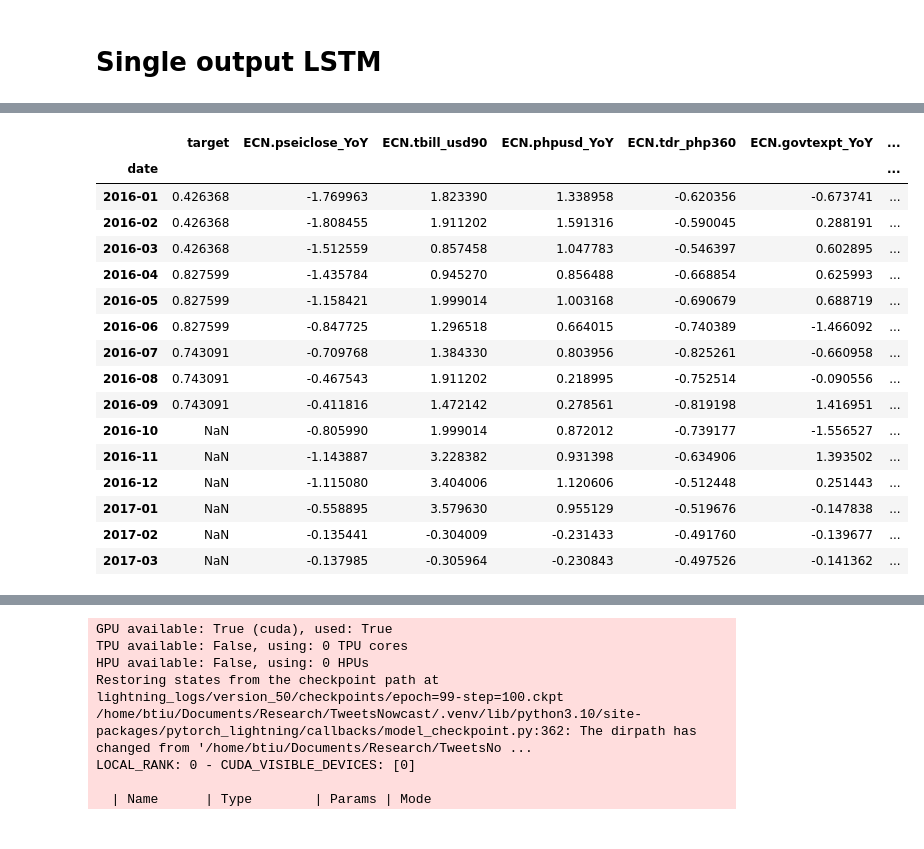
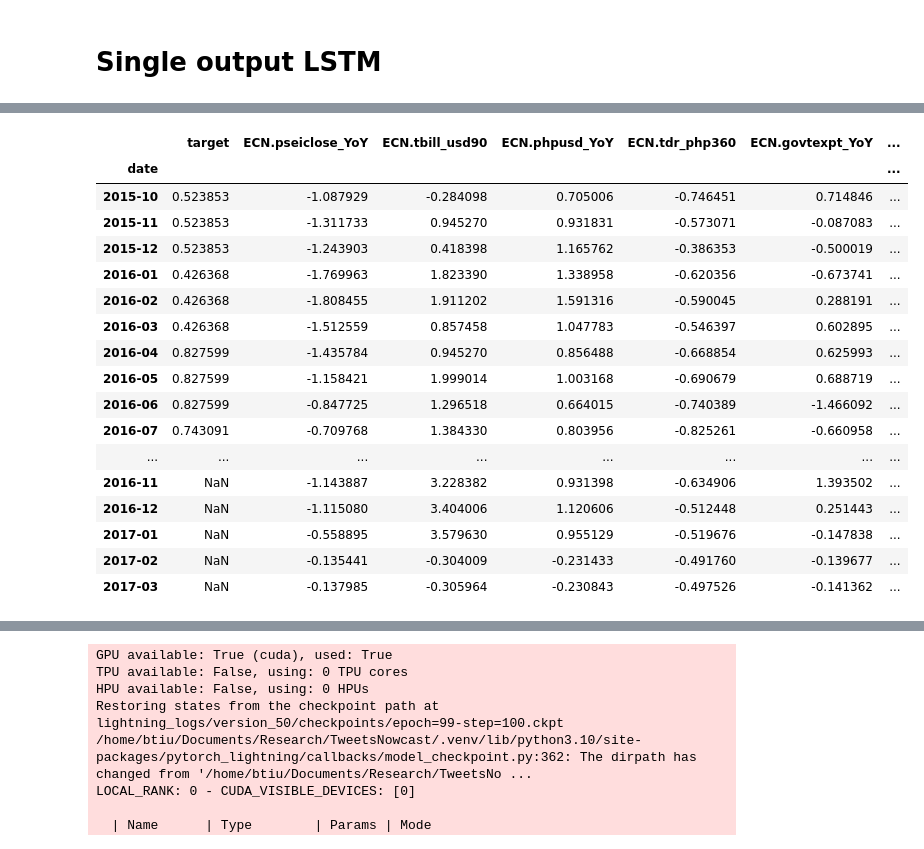
Before and after one commit to tiubenedict/TweetsNowcast, a Jupyter notebook: mixfreqlstm/MixedFreqLSTM.ipynb, the cells around one changed output, grey strips where cells are left out. Cells and saved outputs as stored; diff of their text form; code cells hidden in the pictures.

```diff
--- a/mixfreqlstm/MixedFreqLSTM.ipynb
+++ b/mixfreqlstm/MixedFreqLSTM.ipynb
@@ -296,39 +337,25 @@ seed_everything(42, workers=True)
 
 # Prepare the dataset and dataloader
 train_dataset = TensorDataset(trainX_in, trainY_in, trainY_out)
-train_loader = DataLoader(train_dataset, batch_size=2000, shuffle=True, num_workers=8)
+train_loader = DataLoader(train_dataset, batch_size=200, shuffle=True, num_workers=2)
 
 # Initialize the model
 dim_x = trainX_in.shape[-1] # 9
 dim_y = trainY_in.shape[-1] # 1
 Lx = trainX_in.shape[1] # 15
 Ty = trainY_in.shape[1] # 4
-n_a = 128
-n_s = 256
-n_align = 16
-fc_y = 128
-dropout_rate = 0.4
+n_a = 4
+n_s = 8
+n_align = 4
+fc_y = 4
+dropout_rate = 0
 freq_ratio = 3
 bidirectional_encoder = False
-
-model = STMFSeq2One(
-    dim_x=dim_x,
-    dim_y=dim_y,
-    Lx=Lx,
-    Ty=Ty,
-    n_a=n_a,
-    n_s=n_s,
-    n_align=n_align,
-    fc_y=fc_y,
-    dropout_rate=dropout_rate,
-    freq_ratio=freq_ratio,
-    bidirectional_encoder=bidirectional_encoder,
-)
-
+model = STMFSeq2One(dim_x=dim_x,dim_y=dim_y,Lx=Lx,Ty=Ty,n_a=n_a,n_s=n_s,n_align=n_align,fc_y=fc_y,dropout_rate=dropout_rate,freq_ratio=freq_ratio,bidirectional_encoder=bidirectional_encoder)
 # Initialize the Lightning module
 lightning_model = MTMFSeq2SeqLightning(model)#.to(device)
 lr_monitor = LearningRateMonitor(logging_interval='step')
-
+# logger = TensorBoardLogger("lightning_logs")
 # Find learning rate and train model with new learning rate
 trainer = pl.Trainer(max_epochs=150, accelerator='auto',log_every_n_steps=1, callbacks=[lr_monitor], deterministic=True)
 tuner = Tuner(trainer)
@@ -357,3 +385,4 @@ LOCAL_RANK: 0 - CUDA_VISIBLE_DEVICES: [0]
 # %%
-for vintage in pd.date_range(start="2017-01-31", end="2017-04-01", freq="ME"):
-    print(train_one_vintage(vintage, device="cpu"))
+kmpair = {'PE': ['CRVADER_BVN','CR_BxP_0'],'PU+': ['CRVADER_BVN','CR_BxP_0']} # kmpair = {'PE':['CR_B0']}
+for vintage in pd.date_range(start="2017-01-31", end="2017-02-01", freq="ME"):
+    print(train_one_vintage(vintage, with_econ=True, with_tweets=False, data_window = 15, kmpair = kmpair, device="cpu"))
@@ -363,10 +411,11 @@ import functools
 from mixfreqlstm.train_vintage import train_one_vintage
 import pandas as pd
 
+kmpair = {'PE': ['CRVADER_BVN','CR_BxP_0'],'PU+': ['CRVADER_BVN','CR_BxP_0']} # kmpair = {'PE':['CR_B0']}
 device = 'cpu'
 vintage_ids = list(pd.date_range(start="2017-01-31", end="2017-04-01", freq="ME"))
 with mp.get_context('spawn').Pool(processes=3) as pool:
-    results = pool.map(functools.partial(train_one_vintage, device=device), vintage_ids)
+    results = pool.map(functools.partial(train_one_vintage, with_econ=True, with_tweets=False, data_window = 15, kmpair = kmpair, device=device), vintage_ids)
 print("\n".join(results))
 # %%
 # def backcast_one_vintage(vintage, device="cpu"):
@@ -429,14 +478,17 @@ Backcasts (original scale): [[7.1591253]]
 # %%
 test_data, _, _, _ = data_model.load_data(vintage=vintage, window=1000, kmpair=kmpair, with_econ=True, with_tweets=False, target_release_lag=True,scaled=False, extend=True, DFM_order=(1,0,1,0), optimize_order = False)
 test_data = test_data.loc[vintage + relativedelta(months = -((vintage.month - 1) % 3) - data_window, day=31):,:]#.dropna()#.reset_index()  # get first month of same qtr last year, but get final day. Based on window = 12
 test_data.iloc[:,:1] = target_scaler.transform(test_data.iloc[:,:1])
 test_data.iloc[:,1:] = econ_scaler.transform(test_data.iloc[:,1:10])
 display(test_data)
-x_encoder_test_in, y_decoder_test_in, _ = sliding_windows(test_data, seq_length=15)
+x_encoder_test_in, y_decoder_test_in, _, _ = sliding_windows(test_data, seq_length=15)
 y_decoder_test_in[:, -1, :] = backcasts_np
 # %% [output]
 |  | target | ECN.pseiclose_YoY | ECN.tbill_usd90 | ECN.phpusd_YoY | ECN.tdr_php360 | ECN.govtexpt_YoY | ... |
 | date |  |  |  |  |  |  | ... |
+| 2015-10 | 0.523853 | -1.087929 | -0.284098 | 0.705006 | -0.746451 | 0.714846 | ... |
+| 2015-11 | 0.523853 | -1.311733 | 0.945270 | 0.931831 | -0.573071 | -0.087083 | ... |
+| 2015-12 | 0.523853 | -1.243903 | 0.418398 | 1.165762 | -0.386353 | -0.500019 | ... |
 | 2016-01 | 0.426368 | -1.769963 | 1.823390 | 1.338958 | -0.620356 | -0.673741 | ... |
 | 2016-02 | 0.426368 | -1.808455 | 1.911202 | 1.591316 | -0.590045 | 0.288191 | ... |
 | 2016-03 | 0.426368 | -1.512559 | 0.857458 | 1.047783 | -0.546397 | 0.602895 | ... |
@@ -444,9 +496,7 @@ y_decoder_test_in[:, -1, :] = backcasts_np
 | 2016-05 | 0.827599 | -1.158421 | 1.999014 | 1.003168 | -0.690679 | 0.688719 | ... |
 | 2016-06 | 0.827599 | -0.847725 | 1.296518 | 0.664015 | -0.740389 | -1.466092 | ... |
 | 2016-07 | 0.743091 | -0.709768 | 1.384330 | 0.803956 | -0.825261 | -0.660958 | ... |
-| 2016-08 | 0.743091 | -0.467543 | 1.911202 | 0.218995 | -0.752514 | -0.090556 | ... |
-| 2016-09 | 0.743091 | -0.411816 | 1.472142 | 0.278561 | -0.819198 | 1.416951 | ... |
-| 2016-10 | NaN | -0.805990 | 1.999014 | 0.872012 | -0.739177 | -1.556527 | ... |
+| ... | ... | ... | ... | ... | ... | ... | ... |
 | 2016-11 | NaN | -1.143887 | 3.228382 | 0.931398 | -0.634906 | 1.393502 | ... |
 | 2016-12 | NaN | -1.115080 | 3.404006 | 1.120606 | -0.512448 | 0.251443 | ... |
 | 2017-01 | NaN | -0.558895 | 3.579630 | 0.955129 | -0.519676 | -0.147838 | ... |
```
Also changed, not shown: parts of 12 cells of this notebook, 3 other files.
